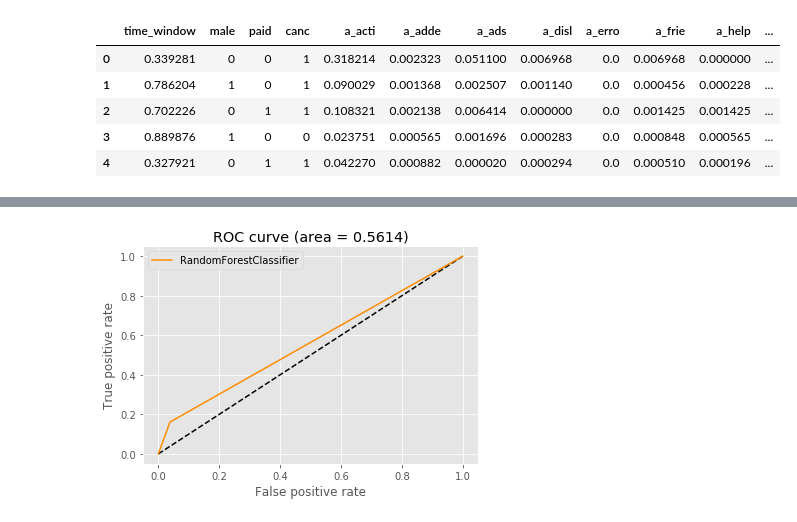
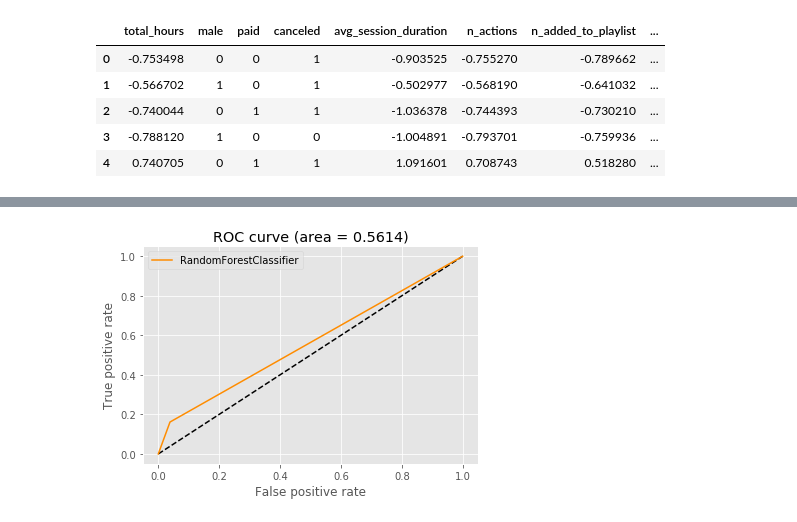
Before and after one commit to brunowdev/sparkify, a Jupyter notebook: Sklearn - Test.ipynb, the cells around one changed output, grey strips where cells are left out. Saved outputs shown, nothing was run; the diff lists cells and outputs as text; code cells hidden in the pictures.

```diff
--- a/Sklearn - Test.ipynb
+++ b/Sklearn - Test.ipynb
@@ -117,18 +126,18 @@ def train_gradient_boosting(df, label):
 # %%
 from sklearn.preprocessing import Normalizer, RobustScaler, StandardScaler
 
 # Filter average or absolute columns
 features_to_normalize = list(filter(lambda column_name: '_' in column_name, data.columns))
 
 _x = data.copy()
-_x[features_to_normalize] = Normalizer().fit_transform(_x[features_to_normalize])
-_x = _x.drop(list(filter(lambda column_name: 'n_' in column_name, _x.columns)), axis = 1)
+_x[features_to_normalize] = StandardScaler().fit_transform(_x[features_to_normalize])
+_x = _x.drop(list(filter(lambda column_name: 'n_pppppp' in column_name, _x.columns)), axis = 1)
 
 _x.head(5)
 # %% [output]
-|  | time_window | male | paid | canc | a_acti | a_adde | a_ads | a_disl | a_erro | a_frie | a_help | ... |
-| 0 | 0.339281 | 0 | 0 | 1 | 0.318214 | 0.002323 | 0.051100 | 0.006968 | 0.0 | 0.006968 | 0.000000 | ... |
-| 1 | 0.786204 | 1 | 0 | 1 | 0.090029 | 0.001368 | 0.002507 | 0.001140 | 0.0 | 0.000456 | 0.000228 | ... |
-| 2 | 0.702226 | 0 | 1 | 1 | 0.108321 | 0.002138 | 0.006414 | 0.000000 | 0.0 | 0.001425 | 0.001425 | ... |
-| 3 | 0.889876 | 1 | 0 | 0 | 0.023751 | 0.000565 | 0.001696 | 0.000283 | 0.0 | 0.000848 | 0.000565 | ... |
-| 4 | 0.327921 | 0 | 1 | 1 | 0.042270 | 0.000882 | 0.000020 | 0.000294 | 0.0 | 0.000510 | 0.000196 | ... |
+|  | total_hours | male | paid | canceled | avg_session_duration | n_actions | n_added_to_playlist | ... |
+| 0 | -0.753498 | 0 | 0 | 1 | -0.903525 | -0.755270 | -0.789662 | ... |
+| 1 | -0.566702 | 1 | 0 | 1 | -0.502977 | -0.568190 | -0.641032 | ... |
+| 2 | -0.740044 | 0 | 1 | 1 | -1.036378 | -0.744393 | -0.730210 | ... |
+| 3 | -0.788120 | 1 | 0 | 0 | -1.004891 | -0.793701 | -0.759936 | ... |
+| 4 | 0.740705 | 0 | 1 | 1 | 1.091601 | 0.708743 | 0.518280 | ... |
```
Also changed, not shown: parts of 16 cells of this notebook, 3 other files.
